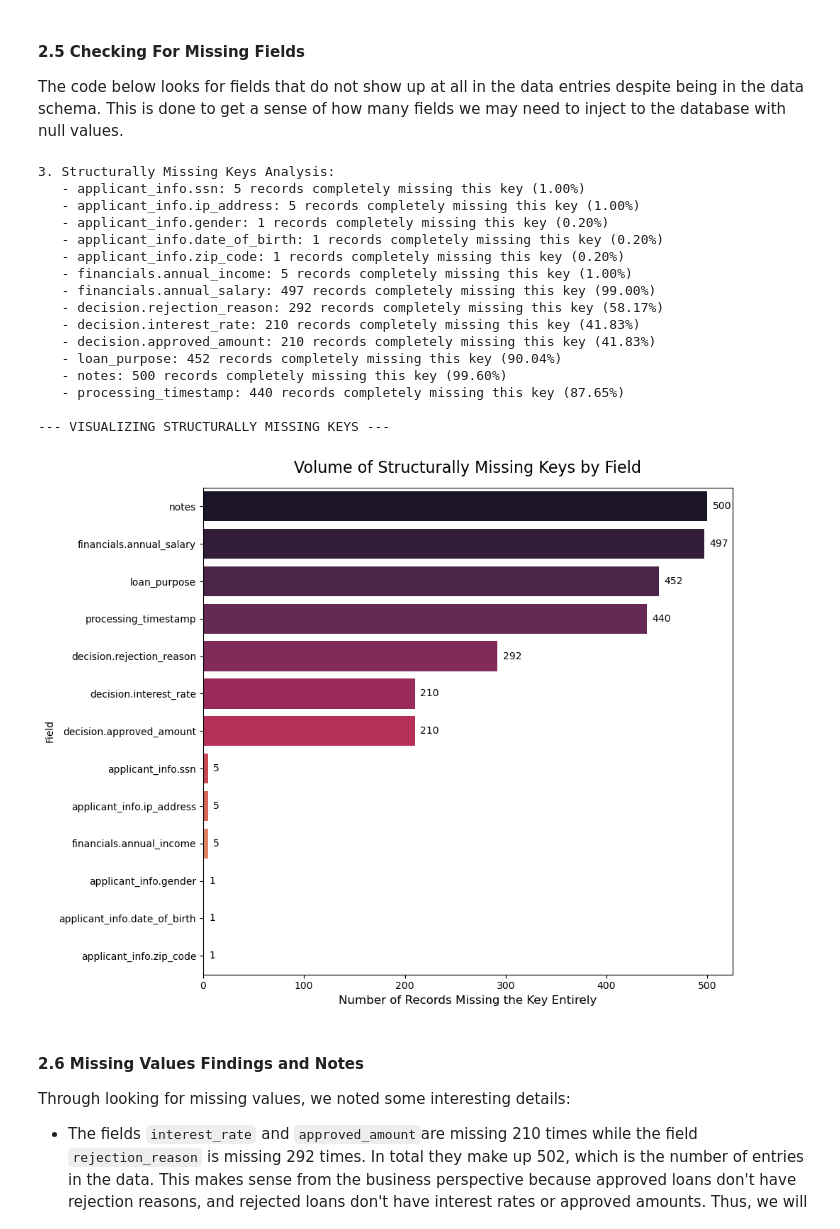
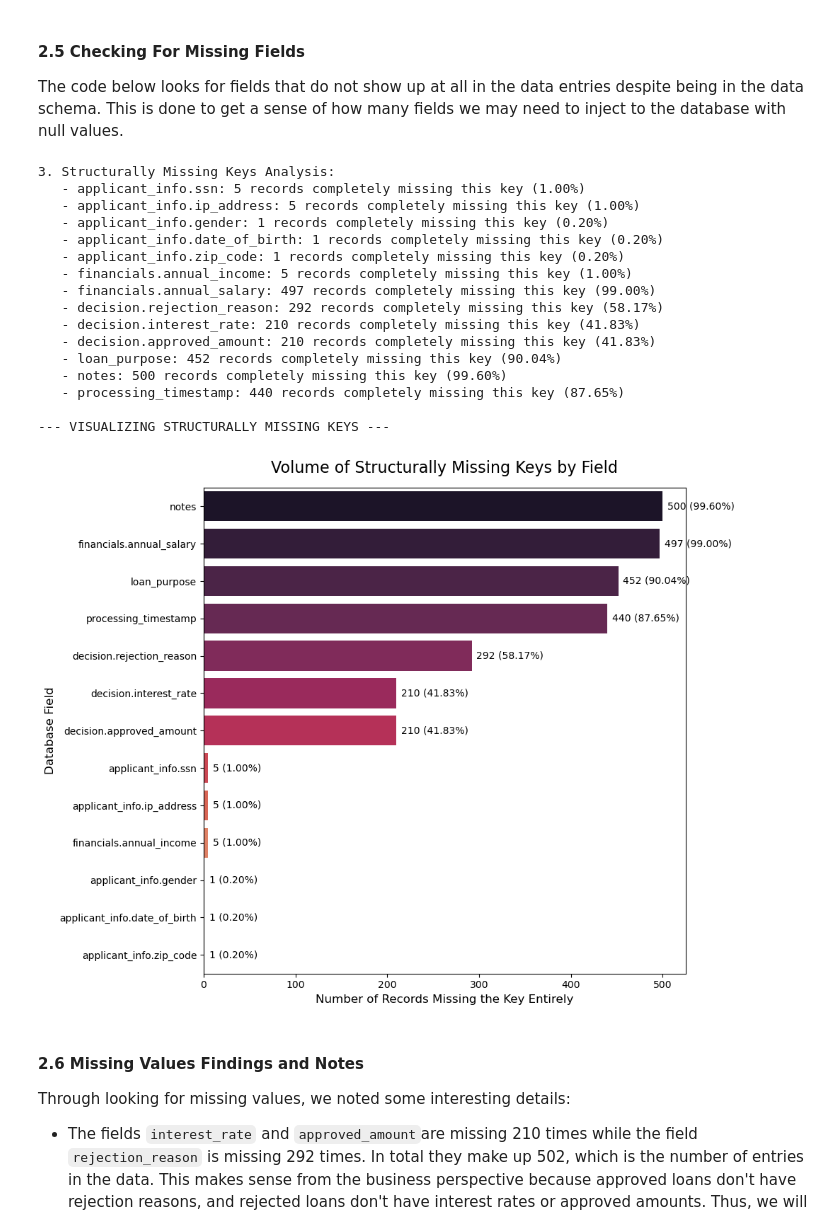
Before and after one commit to hazalaksu/dego-project-team7, a Jupyter notebook: notebooks/01-data-quality.ipynb, the cells around one changed output. Saved outputs shown, nothing was run; the diff lists cells and outputs as text; code cells hidden in the pictures.

```diff
--- a/notebooks/01-data-quality.ipynb
+++ b/notebooks/01-data-quality.ipynb
@@ -294,13 +294,15 @@ if not missing_report:
 
 print("\n--- VISUALIZING MISSING FIELDS ---")
 
+# Ensure total_records is defined from your earlier cell!
+# total_records = collection.count_documents({})
+
 if missing_report:
     df_missing = pd.DataFrame(list(missing_report.items()), columns=['Field', 'Missing Count'])
     df_missing = df_missing.sort_values(by='Missing Count', ascending=False)
 
     plt.figure(figsize=(10, 8))
 
-    # THE FIX: Added hue='Field' and legend=False
     ax = sns.barplot(
         data=df_missing,
         x='Missing Count',
@@ -312,17 +314,25 @@ if missing_report:
 
     plt.title('Volume of Missing Data by Field', fontsize=16, pad=15)
     plt.xlabel('Number of Missing Records', fontsize=12)
+    plt.ylabel('Database Field', fontsize=12)
 
     for p in ax.patches:
         width = p.get_width()
-        plt.text(
-            width + (df_missing['Missing Count'].max() * 0.01),
-            p.get_y() + p.get_height() / 2,
-            f'{int(width)}',
-            ha='left',
-            va='center',
-            fontsize=10
-        )
+        if width > 0:
+            # Calculate the percentage exactly like your print statement
+            percentage = (width / total_records) * 100
+
+            # THE FIX: Changed .1f to .2f to match your earlier terminal output perfectly!
+            annotation_text = f'{int(width)} ({percentage:.2f}%)'
+
+            plt.text(
+                width + (df_missing['Missing Count'].max() * 0.01),
+                p.get_y() + p.get_height() / 2,
+                annotation_text,
+                ha='left',
+                va='center',
+                fontsize=10
+            )
 
     plt.tight_layout()
     plt.show()
@@ -414,7 +424,6 @@ if missing_keys_report:
 
     # 4. Create the horizontal barplot
     # We use hue='Field' and legend=False to comply with modern Seaborn standards
-    # 'rocket' gives a nice fiery gradient to highlight severity
     ax = sns.barplot(
         data=df_missing_keys,
         x='Missing Count',
@@ -427,45 +436,52 @@ if missing_keys_report:
     # 5. Add clean titles and labels
     plt.title('Volume of Structurally Missing Keys by Field', fontsize=16, pad=15)
     plt.xlabel('Number of Records Missing the Key Entirely', fontsize=12)
+    plt.ylabel('Database Field', fontsize=12) # Added this for consistency!
 
-    # 6. Annotate the exact numbers on the end of each bar
+    # 6. Annotate the exact numbers AND percentages on the end of each bar
     for p in ax.patches:
         width = p.get_width()
         # Only add text if the bar actually has a width (avoids text clutter on 0 values)
         if width > 0:
+            # Calculate the percentage using total_records
+            percentage = (width / total_records) * 100
+
+            # Format the string to match your earlier print statement
+            annotation_text = f'{int(width)} ({percentage:.2f}%)'
+
             plt.text(
                 width + (df_missing_keys['Missing Count'].max() * 0.01), # Slight padding
                 p.get_y() + p.get_height() / 2,
-                f'{int(width)}',
+                annotation_text,
                 ha='left',
                 va='center',
                 fontsize=10
             )
 
     # Ensure the long y-axis labels don't get cut off
     plt.tight_layout()
     plt.show()
 
 else:
     print("   - No missing keys to visualize! The schema is perfectly intact.")
 # %% [output]
 3. Structurally Missing Keys Analysis:
    - applicant_info.ssn: 5 records completely missing this key (1.00%)
    - applicant_info.ip_address: 5 records completely missing this key (1.00%)
    - applicant_info.gender: 1 records completely missing this key (0.20%)
    - applicant_info.date_of_birth: 1 records completely missing this key (0.20%)
    - applicant_info.zip_code: 1 records completely missing this key (0.20%)
    - financials.annual_income: 5 records completely missing this key (1.00%)
    - financials.annual_salary: 497 records completely missing this key (99.00%)
    - decision.rejection_reason: 292 records completely missing this key (58.17%)
    - decision.interest_rate: 210 records completely missing this key (41.83%)
    - decision.approved_amount: 210 records completely missing this key (41.83%)
    - loan_purpose: 452 records completely missing this key (90.04%)
    - notes: 500 records completely missing this key (99.60%)
    - processing_timestamp: 440 records completely missing this key (87.65%)
 
 --- VISUALIZING STRUCTURALLY MISSING KEYS ---
-[figure, old version]
+[figure, new version]
 # %% [markdown]
 #### 2.6 Missing Values Findings and Notes
 
```
Also changed, not shown: parts of 9 cells of this notebook.
